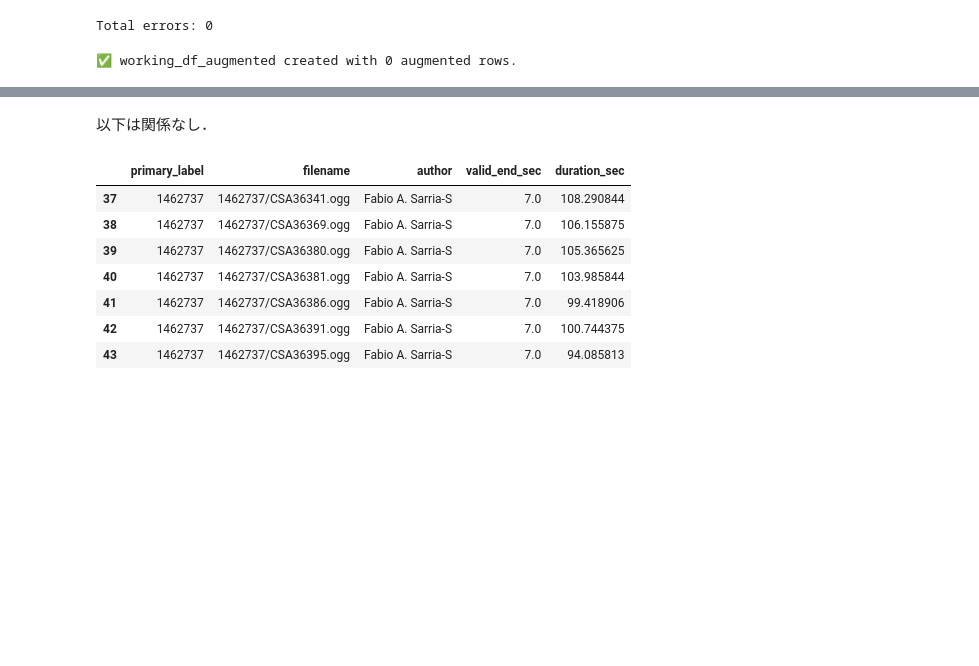
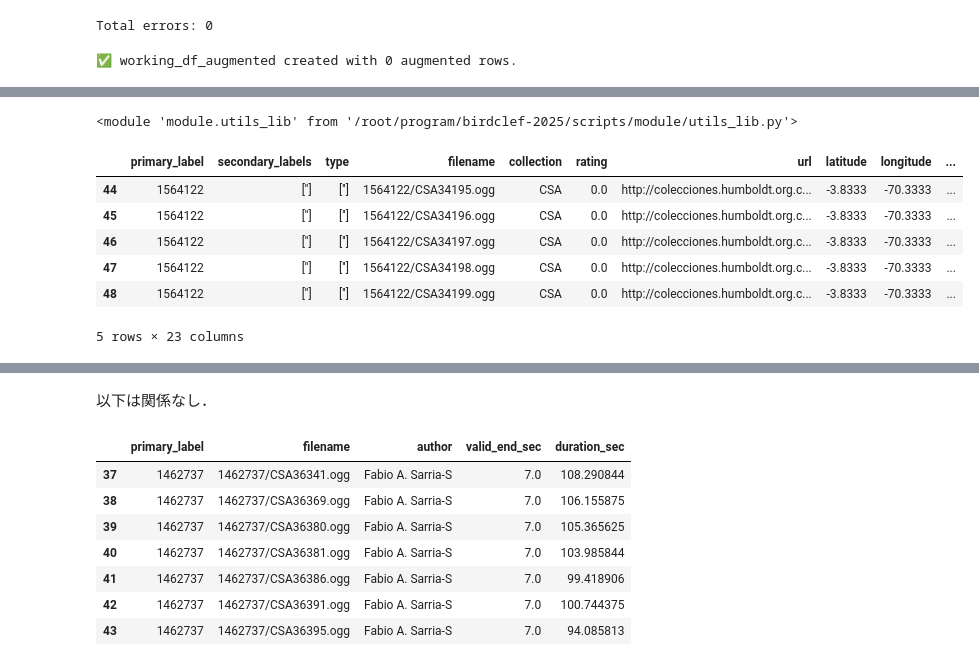
Before and after one commit to junya737/birdclef-2025, a Jupyter notebook: scripts/generate_melspec_rare_crop_augment.ipynb, the cells around one changed output, grey strips where cells are left out. Cells and saved outputs as stored; diff of their text form; code cells hidden in the pictures; blank space fills up the shorter version.

```diff
--- a/scripts/generate_melspec_rare_crop_augment.ipynb
+++ b/scripts/generate_melspec_rare_crop_augment.ipynb
@@ -504 +511,16 @@ print(f"📊 Total rows: {len(working_df_augmented)}")
 📊 Total rows: 28564
+# %%
+from importlib import reload
+reload(utils_lib)
+# %% [output]
+<module 'module.utils_lib' from '/root/program/birdclef-2025/scripts/module/utils_lib.py'>
+# %%
+working_df[working_df["crop_strategy"] == "head"].head()
+# %% [output]
+|  | primary_label | secondary_labels | type | filename | collection | rating | url | latitude | longitude | ... |
+| 44 | 1564122 | [''] | [''] | 1564122/CSA34195.ogg | CSA | 0.0 | http://colecciones.humboldt.org.c... | -3.8333 | -70.3333 | ... |
+| 45 | 1564122 | [''] | [''] | 1564122/CSA34196.ogg | CSA | 0.0 | http://colecciones.humboldt.org.c... | -3.8333 | -70.3333 | ... |
+| 46 | 1564122 | [''] | [''] | 1564122/CSA34197.ogg | CSA | 0.0 | http://colecciones.humboldt.org.c... | -3.8333 | -70.3333 | ... |
+| 47 | 1564122 | [''] | [''] | 1564122/CSA34198.ogg | CSA | 0.0 | http://colecciones.humboldt.org.c... | -3.8333 | -70.3333 | ... |
+| 48 | 1564122 | [''] | [''] | 1564122/CSA34199.ogg | CSA | 0.0 | http://colecciones.humboldt.org.c... | -3.8333 | -70.3333 | ... |
+5 rows × 23 columns
```
Also changed, not shown: parts of 7 cells of this notebook.
